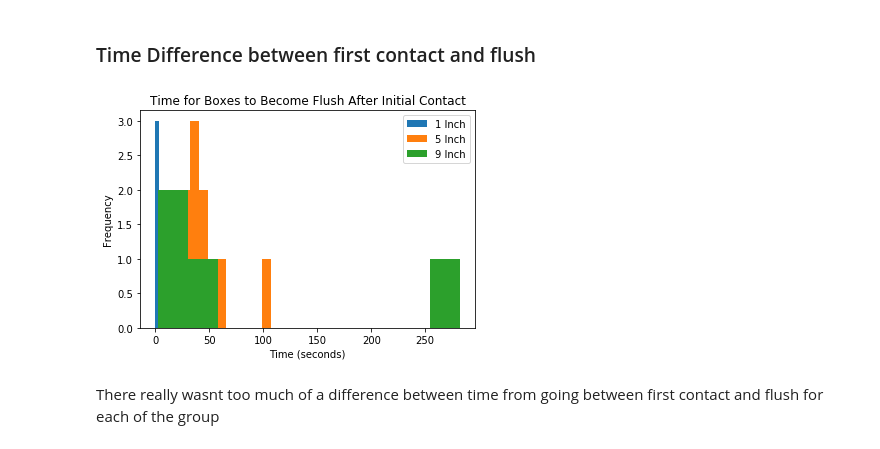
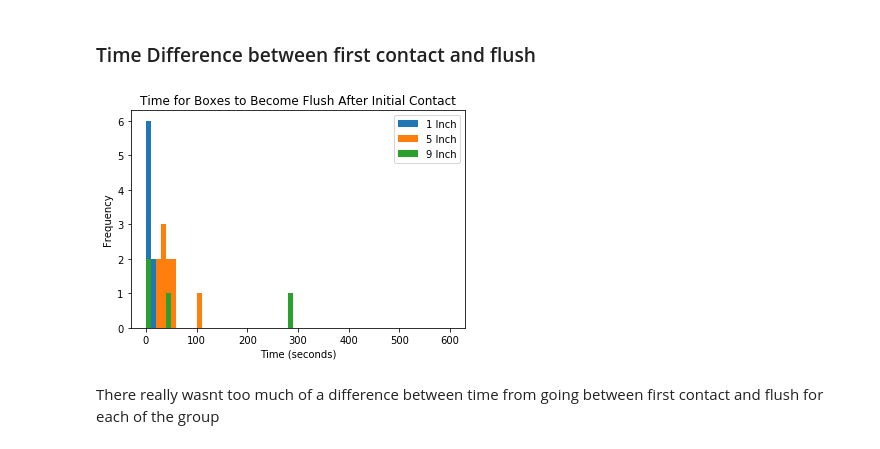
Before and after one commit to alexandroid000/self-assembly, a Jupyter notebook: dataAnalysis/develop/figures/box_experiments.ipynb, the cells around one changed output. Drawn from its saved outputs; the diff is of its cells as text; code cells hidden in the pictures.

```diff
--- a/dataAnalysis/develop/figures/box_experiments.ipynb
+++ b/dataAnalysis/develop/figures/box_experiments.ipynb
@@ -154,16 +154,16 @@ time_diff_5 = data5_flush - data5
 #Although there was a close calls...
 time_diff_9 = list(map(operator.sub, data9_flush_filtered, data9_filtered))
 # %%
-plt.hist(time_diff_1, label = '1 Inch')
-plt.hist(time_diff_5, label = '5 Inch')
-plt.hist(time_diff_9, label = '9 Inch')
+plt.hist(time_diff_1, label = '1 Inch',bins=range(0,601,10))
+plt.hist(time_diff_5, label = '5 Inch',bins=range(0,601,10))
+plt.hist(time_diff_9, label = '9 Inch',bins=range(0,601,10))
 plt.legend()
 plt.title("Time for Boxes to Become Flush After Initial Contact")
 plt.xlabel('Time (seconds)')
 plt.ylabel('Frequency')
 plt.plot()
 plt.savefig(FIGURE_DIR + 'firstToFlush.png')
 # %% [output]
-[figure, old version]
+[figure, new version]
 # %% [markdown]
 There really wasnt too much of a difference between time from going between first contact and flush for each of the group
```
Also changed, not shown: parts of 4 cells of this notebook, 5 other files.
